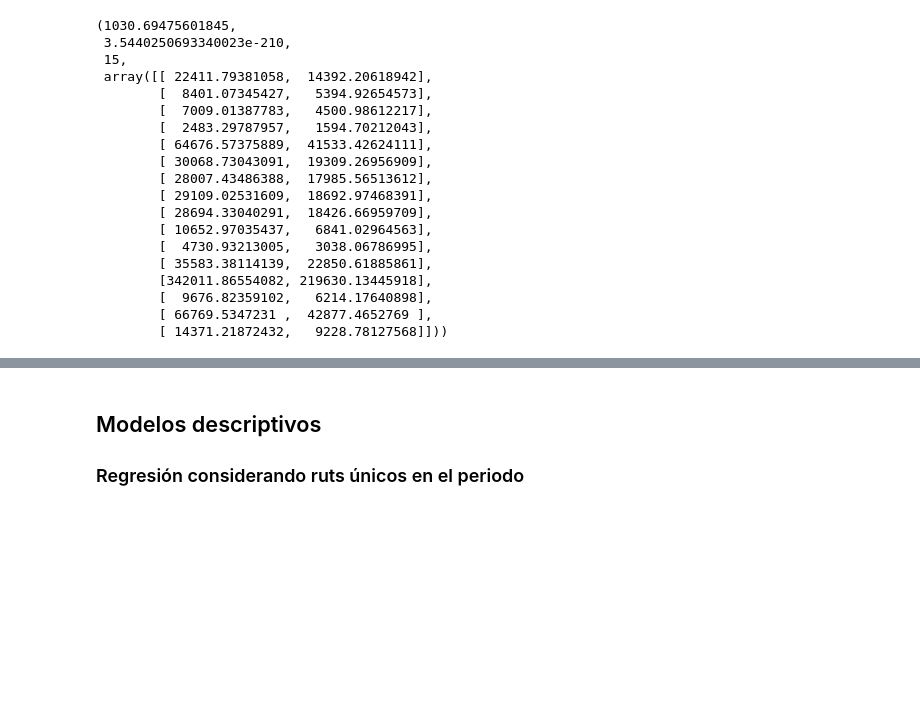
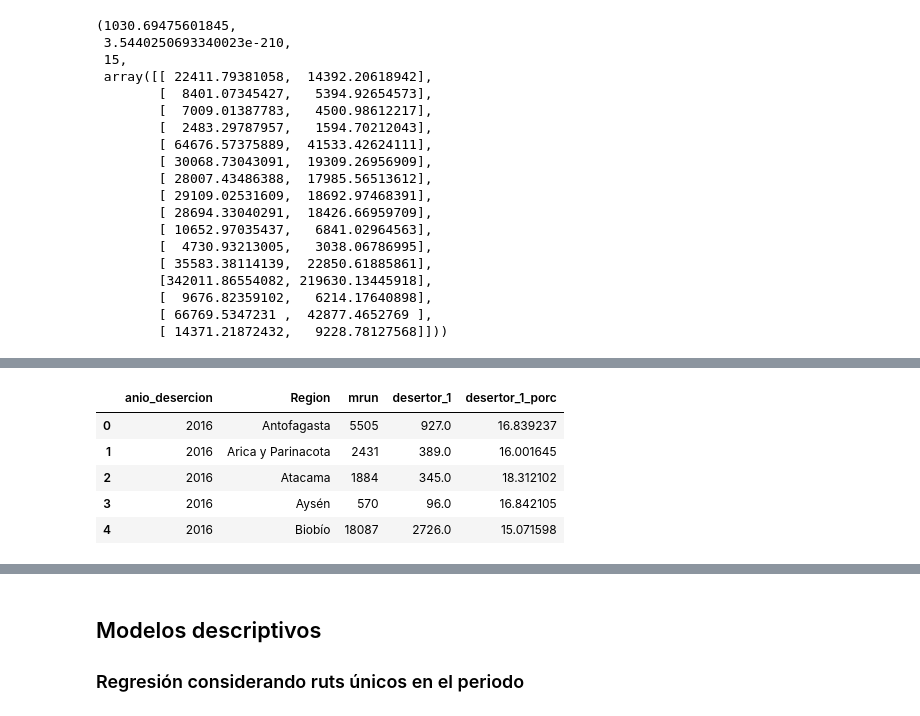
Before and after one commit to GianniCatBug/MDS7201-mineduc-desercion, a Jupyter notebook: notebooks/4-exploracion-datos.ipynb, the cells around one changed output, grey strips where cells are left out. Saved outputs shown, nothing was run; the diff lists cells and outputs as text; code cells hidden in the pictures; blank space fills up the shorter version.

```diff
--- a/notebooks/4-exploracion-datos.ipynb
+++ b/notebooks/4-exploracion-datos.ipynb
@@ -276,0 +337,17 @@ chi2_contingency(pd.crosstab(columns=df_region_sede["desertor_1"], index=df_regi
+# %%
+cantidades["desertor_1_porc"] = [
+    (d / cantidades[
+        (cantidades["anio_desercion"] == a)
+        & (cantidades["Region"] == r)
+    ]["mrun"].sum()) * 100
+    for a, d, r in zip(cantidades["anio_desercion"], cantidades["desertor_1"], cantidades["Region"])
+]
+
+cantidades.head()
+# %% [output]
+|  | anio_desercion | Region | mrun | desertor_1 | desertor_1_porc |
+| 0 | 2016 | Antofagasta | 5505 | 927.0 | 16.839237 |
+| 1 | 2016 | Arica y Parinacota | 2431 | 389.0 | 16.001645 |
+| 2 | 2016 | Atacama | 1884 | 345.0 | 18.312102 |
+| 3 | 2016 | Aysén | 570 | 96.0 | 16.842105 |
+| 4 | 2016 | Biobío | 18087 | 2726.0 | 15.071598 |
```
Also changed, not shown: parts of 15 cells of this notebook, 1 other file.
